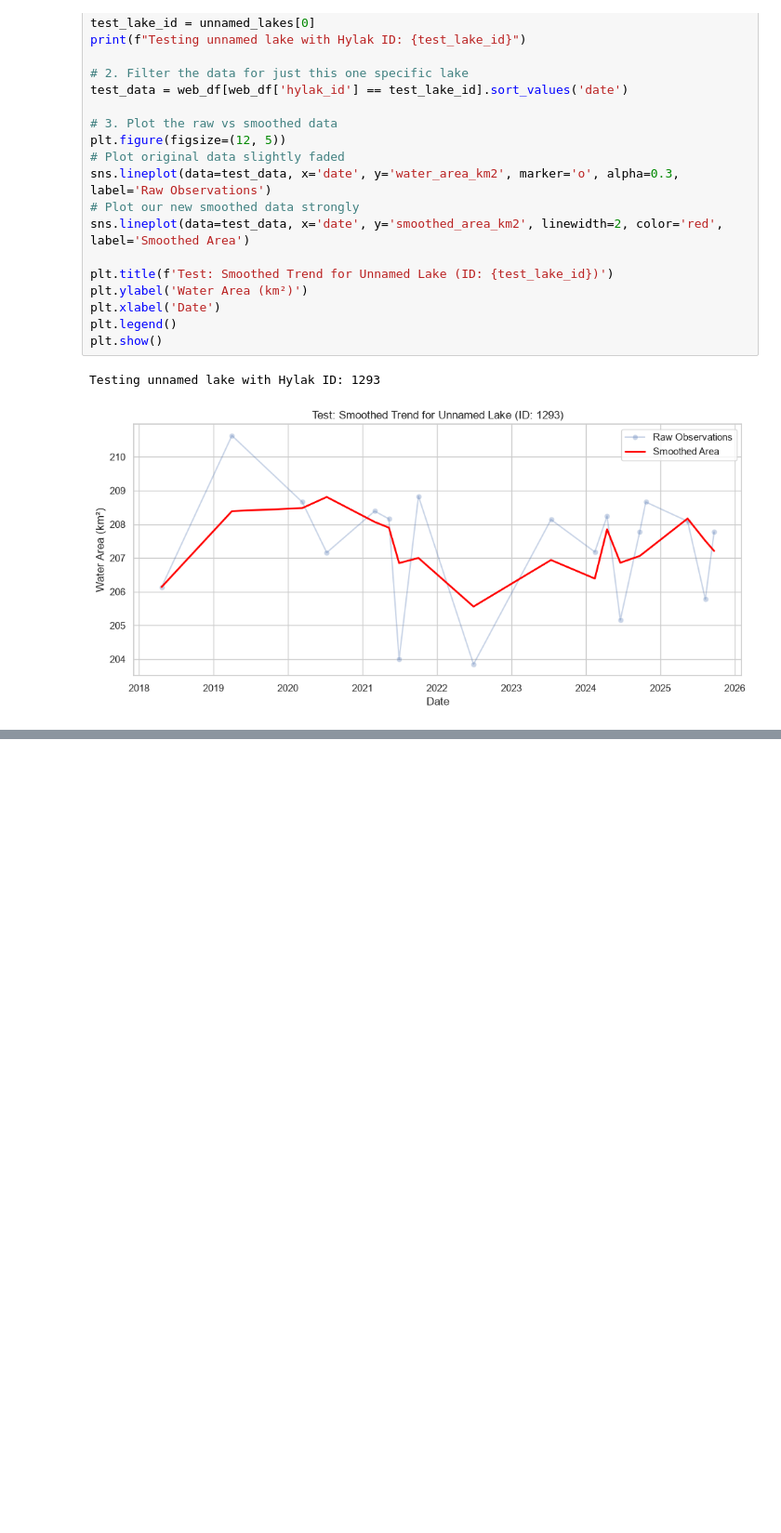
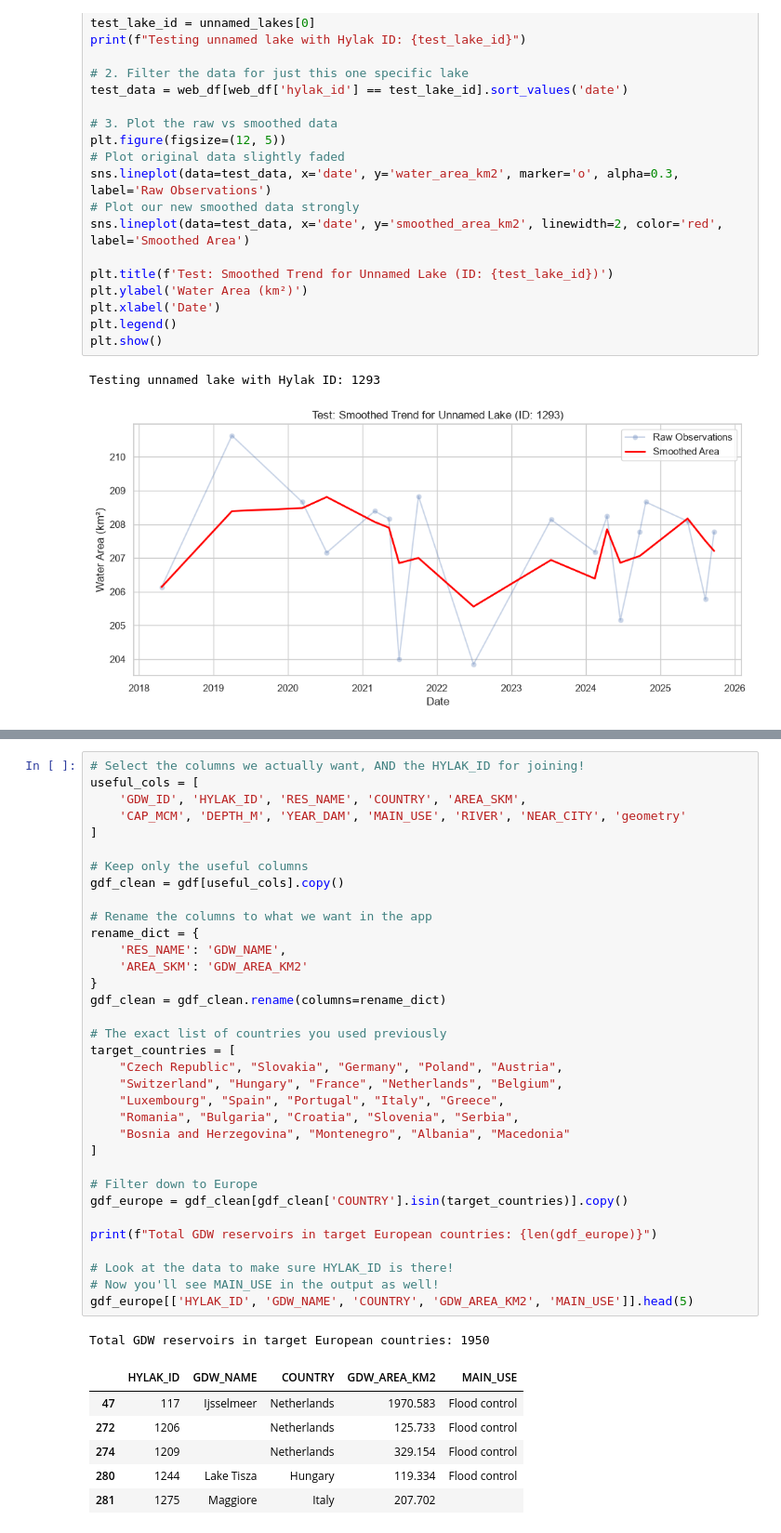
Before and after one commit to tomas-michalik11/water_surfaces, a Jupyter notebook: notebook.ipynb, the cells around one changed output, grey strips where cells are left out. Shown at 93% size. Saved outputs shown, nothing was run; the diff lists cells and outputs as text; blank space fills up the shorter version.

```diff
--- a/notebook.ipynb
+++ b/notebook.ipynb
@@ -542,0 +720,42 @@ Testing unnamed lake with Hylak ID: 1293
+# %%
+# Select the columns we actually want, AND the HYLAK_ID for joining!
+useful_cols = [
+    'GDW_ID', 'HYLAK_ID', 'RES_NAME', 'COUNTRY', 'AREA_SKM',
+    'CAP_MCM', 'DEPTH_M', 'YEAR_DAM', 'MAIN_USE', 'RIVER', 'NEAR_CITY', 'geometry'
+]
+
+# Keep only the useful columns
+gdf_clean = gdf[useful_cols].copy()
+
+# Rename the columns to what we want in the app
+rename_dict = {
+    'RES_NAME': 'GDW_NAME',
+    'AREA_SKM': 'GDW_AREA_KM2'
+}
+gdf_clean = gdf_clean.rename(columns=rename_dict)
+
+# The exact list of countries you used previously
+target_countries = [
+    "Czech Republic", "Slovakia", "Germany", "Poland", "Austria",
+    "Switzerland", "Hungary", "France", "Netherlands", "Belgium",
+    "Luxembourg", "Spain", "Portugal", "Italy", "Greece",
+    "Romania", "Bulgaria", "Croatia", "Slovenia", "Serbia",
+    "Bosnia and Herzegovina", "Montenegro", "Albania", "Macedonia"
+]
+
+# Filter down to Europe
+gdf_europe = gdf_clean[gdf_clean['COUNTRY'].isin(target_countries)].copy()
+
+print(f"Total GDW reservoirs in target European countries: {len(gdf_europe)}")
+
+# Look at the data to make sure HYLAK_ID is there!
+# Now you'll see MAIN_USE in the output as well!
+gdf_europe[['HYLAK_ID', 'GDW_NAME', 'COUNTRY', 'GDW_AREA_KM2', 'MAIN_USE']].head(5)
+# %% [output]
+Total GDW reservoirs in target European countries: 1950
+|  | HYLAK_ID | GDW_NAME | COUNTRY | GDW_AREA_KM2 | MAIN_USE |
+| 47 | 117 | Ijsselmeer | Netherlands | 1970.583 | Flood control |
+| 272 | 1206 |  | Netherlands | 125.733 | Flood control |
+| 274 | 1209 |  | Netherlands | 329.154 | Flood control |
+| 280 | 1244 | Lake Tisza | Hungary | 119.334 | Flood control |
+| 281 | 1275 | Maggiore | Italy | 207.702 |  |
```
Also changed, not shown: parts of 14 cells of this notebook, 8 other files.
